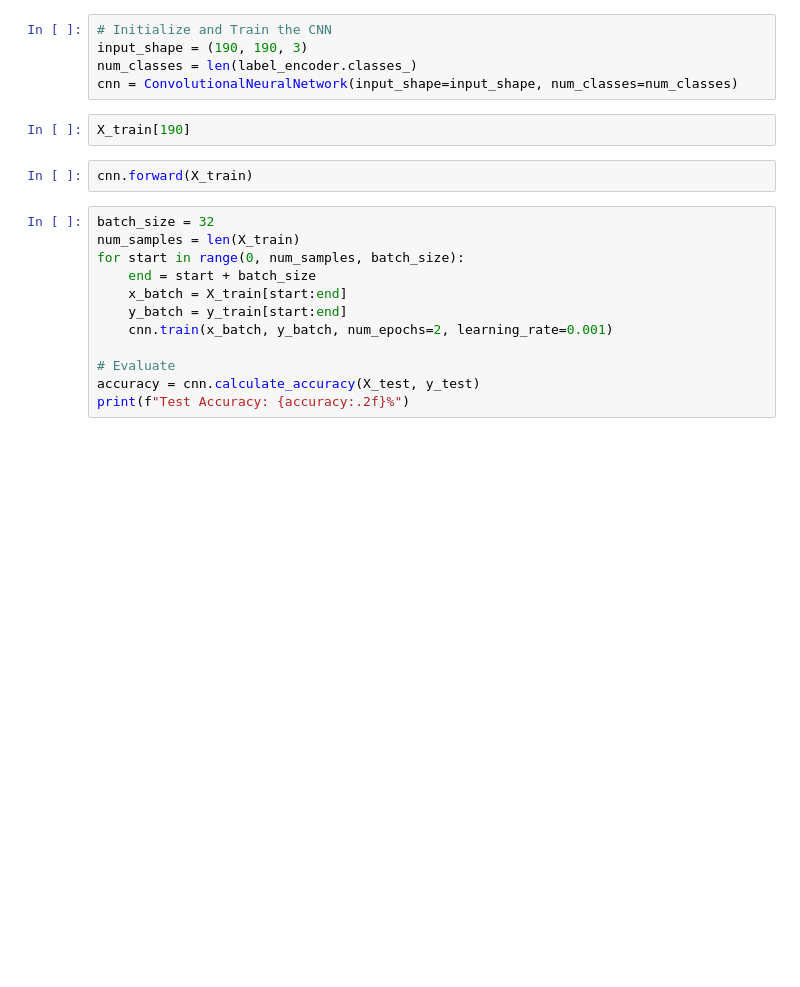
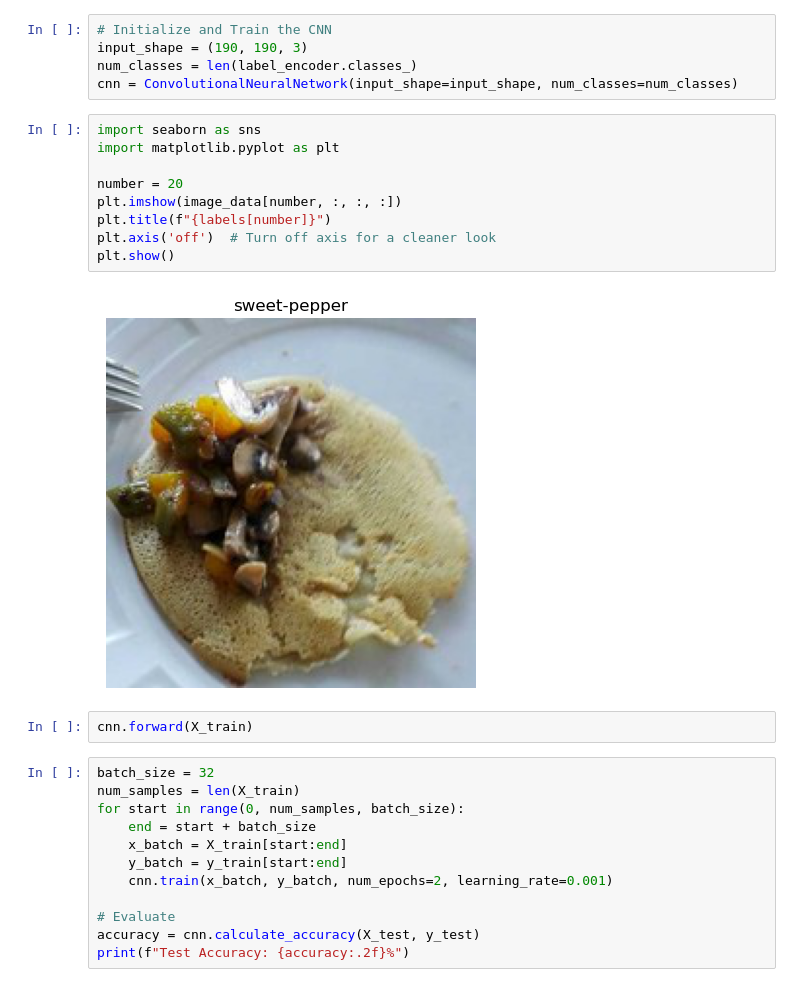
Before and after one commit to BKamyk/MachineLearning, a Jupyter notebook: Project4/CNN_SGD.ipynb, the cells around one changed output. Saved outputs shown, nothing was run; the diff lists cells and outputs as text; blank space fills up the shorter version.

```diff
--- a/Project4/CNN_SGD.ipynb
+++ b/Project4/CNN_SGD.ipynb
@@ -255,8 +253,17 @@ class ConvolutionalNeuralNetwork:
 input_shape = (190, 190, 3)
 num_classes = len(label_encoder.classes_)
 cnn = ConvolutionalNeuralNetwork(input_shape=input_shape, num_classes=num_classes)
-# %%
-X_train[190]
+# %%
+import seaborn as sns
+import matplotlib.pyplot as plt
+
+number = 20
+plt.imshow(image_data[number, :, :, :])
+plt.title(f"{labels[number]}")
+plt.axis('off')  # Turn off axis for a cleaner look
+plt.show()
+# %% [output]
+[figure, added]
 # %%
 cnn.forward(X_train)
 # %%
```
Also changed, not shown: parts of 6 cells of this notebook.
